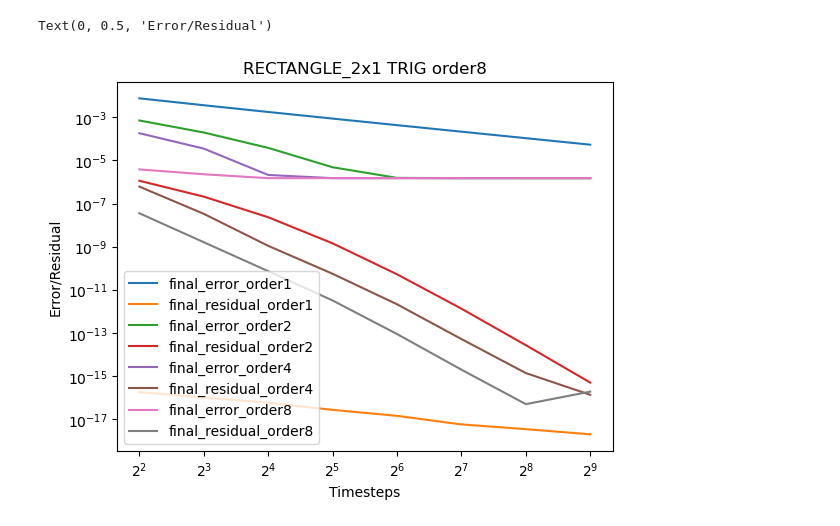
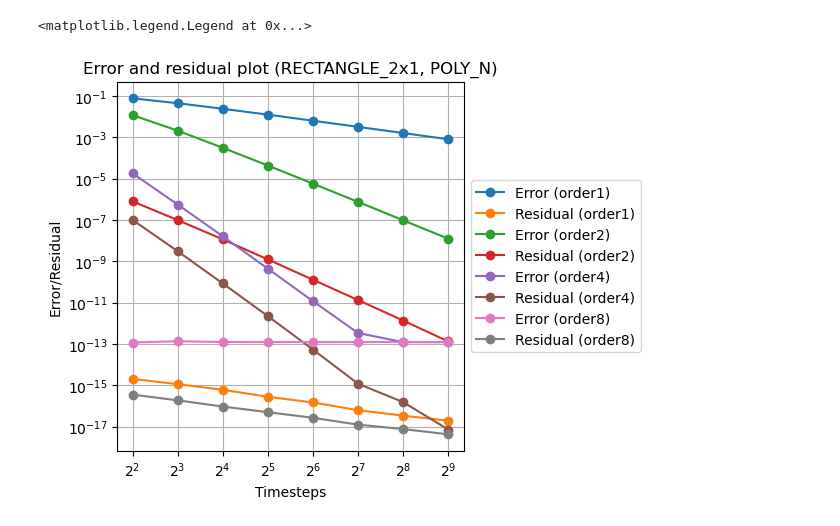
Before and after one commit to TobiasEppacher/pySDC, a Jupyter notebook: pySDC/projects/TobiasTests/VisualizeData.ipynb, the cells around one changed output. Drawn from its saved outputs; the diff is of its cells as text; code cells hidden in the pictures.

```diff
--- a/pySDC/projects/TobiasTests/VisualizeData.ipynb
+++ b/pySDC/projects/TobiasTests/VisualizeData.ipynb
@@ -3,7 +3,7 @@ import pandas as pd
 import os
 
 mesh_type = 'RECTANGLE_2x1' # 'UNIT_SQUARE' or 'RECTANGLE_2x1'
-equation = 'TRIG'
+equation = 'POLY_N'
 orders = ['order1', 'order2', 'order4', 'order8']
 
 print_full_stats = False
@@ -18,36 +18,42 @@ if print_full_stats:
                 df = pd.read_csv(f'{data_dir}/statistics/{file}')
                 print(df)
 
 if convergence_analysis:
     fulldf = pd.DataFrame()
     columns = []
     for order in orders:
         file_path = f'data/{mesh_type}/{equation}/{order}/convergence_data.csv'
         try:
             df = pd.read_csv(file_path)
         except Exception as e:
             print(f'Error reading {file_path}: {e}')
             continue
 
         df.rename(columns={'error': f'error_{order}', 'residual': f'residual_{order}'}, inplace=True)
 
         if fulldf.empty:
             fulldf.insert(0, 'timesteps', df['timesteps'])
 
-        fulldf.insert(len(fulldf.columns), f'final_error_{order}', df['final_error'])
-        fulldf.insert(len(fulldf.columns), f'final_residual_{order}', df['final_residual'])
-        columns += [f'final_error_{order}', f'final_residual_{order}']
+        fulldf.insert(len(fulldf.columns), f'Error ({order})', df['final_error'])
+        fulldf.insert(len(fulldf.columns), f'Residual ({order})', df['final_residual'])
+        columns += [f'Error ({order})', f'Residual ({order})']
 
 ax = fulldf.plot(
-            title=f'{mesh_type} {equation} {order}',
+            title=f'Error and residual plot ({mesh_type}, {equation})',
             x='timesteps',
             y=columns,
+            marker='o'
             )
 
 ax.set_xscale('log', base=2)
 ax.set_yscale('log', base=10)
 ax.set_xlabel('Timesteps')
 ax.set_ylabel('Error/Residual')
+ax.grid(True)
+
+box = ax.get_position()
+ax.set_position([box.x0, box.y0, box.width * 0.7, box.height])
+ax.legend(loc='center left', bbox_to_anchor=(1, 0.5))
 # %% [output]
-Text(0, 0.5, 'Error/Residual')
+<matplotlib.legend.Legend at 0x...>
-[figure, old version]
+[figure, new version]
```
Also changed, not shown: 49 other files.
